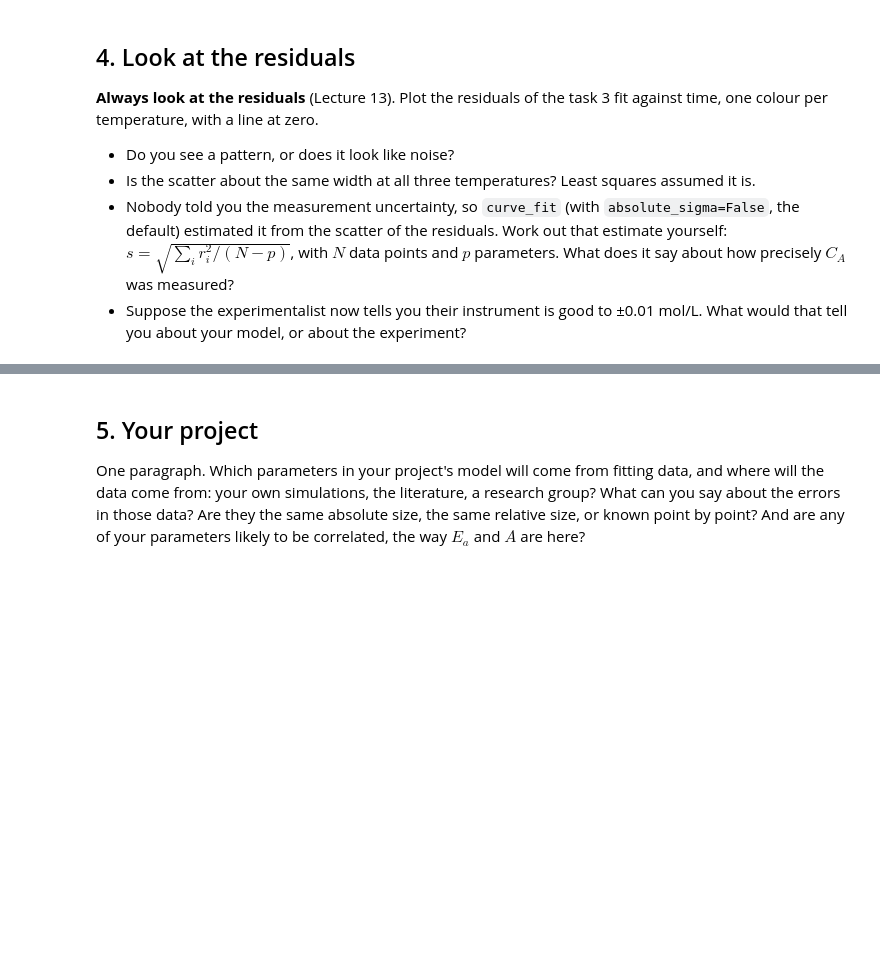
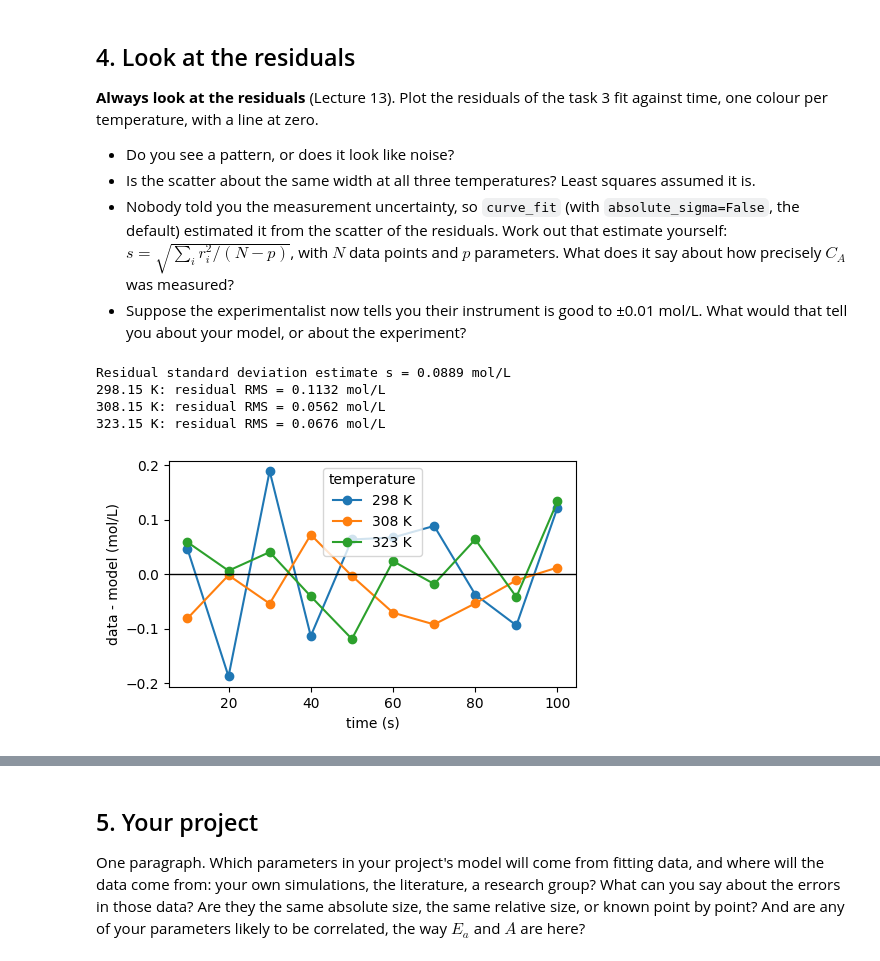
Before and after one commit to Benuloh99/parameter-estimation, a Jupyter notebook: batch-reactor-regression.ipynb, the cells around one changed output, grey strips where cells are left out. Saved outputs shown, nothing was run; the diff lists cells and outputs as text; code cells hidden in the pictures; blank space fills up the shorter version.

Commit message:
Task 4: inspect residuals and estimate scatter

```diff
--- a/batch-reactor-regression.ipynb
+++ b/batch-reactor-regression.ipynb
@@ -414,4 +414,28 @@ time, one colour per temperature, with a line at zero.
   it say about how precisely $C_A$ was measured?
 - Suppose the experimentalist now tells you their instrument is good to ±0.01 mol/L.
   What would that tell you about your model, or about the experiment?
+# %%
+residuals_task3 = cA_all - cA_model_all(x_all, *params_task3)
+s_residual = np.sqrt(np.sum(residuals_task3**2) / (len(cA_all) - len(params_task3)))
+print(f"Residual standard deviation estimate s = {s_residual:.4f} mol/L")
+for T in temperatures:
+    r_T = residuals_task3[T_all == T]
+    print(f"{T:.2f} K: residual RMS = {np.sqrt(np.mean(r_T**2)):.4f} mol/L")
+
+fig, ax = plt.subplots()
+for T in temperatures:
+    mask = T_all == T
+    ax.plot(t_all[mask], residuals_task3[mask], "o-", label=f"{T:.0f} K")
+ax.axhline(0, color="black", linewidth=1)
+ax.set_xlabel("time (s)")
+ax.set_ylabel("data - model (mol/L)")
+ax.legend(title="temperature")
+fig.tight_layout()
+plt.show()
+# %% [output]
+Residual standard deviation estimate s = 0.0889 mol/L
+298.15 K: residual RMS = 0.1132 mol/L
+308.15 K: residual RMS = 0.0562 mol/L
+323.15 K: residual RMS = 0.0676 mol/L
+[figure, added]
 # %% [markdown]
```
Also changed, not shown: parts of 1 cell of this notebook, 1 other file.
